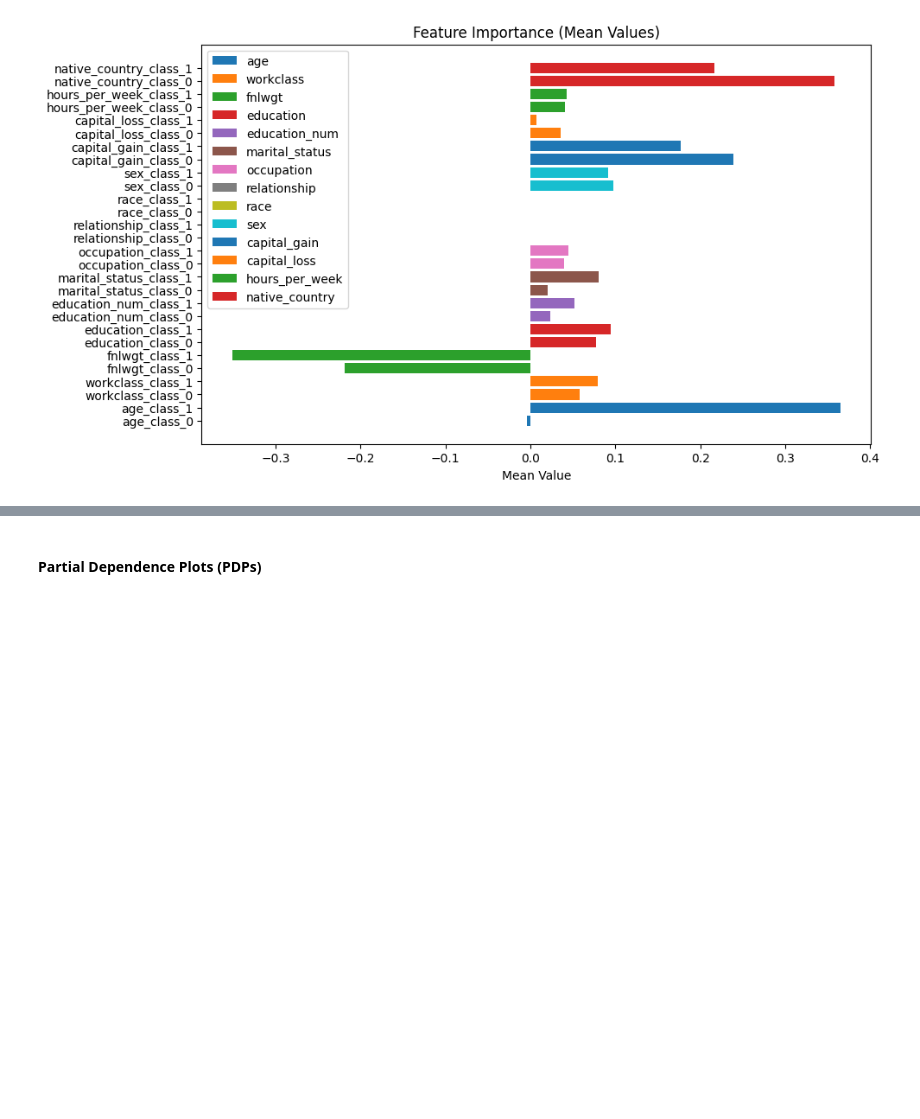
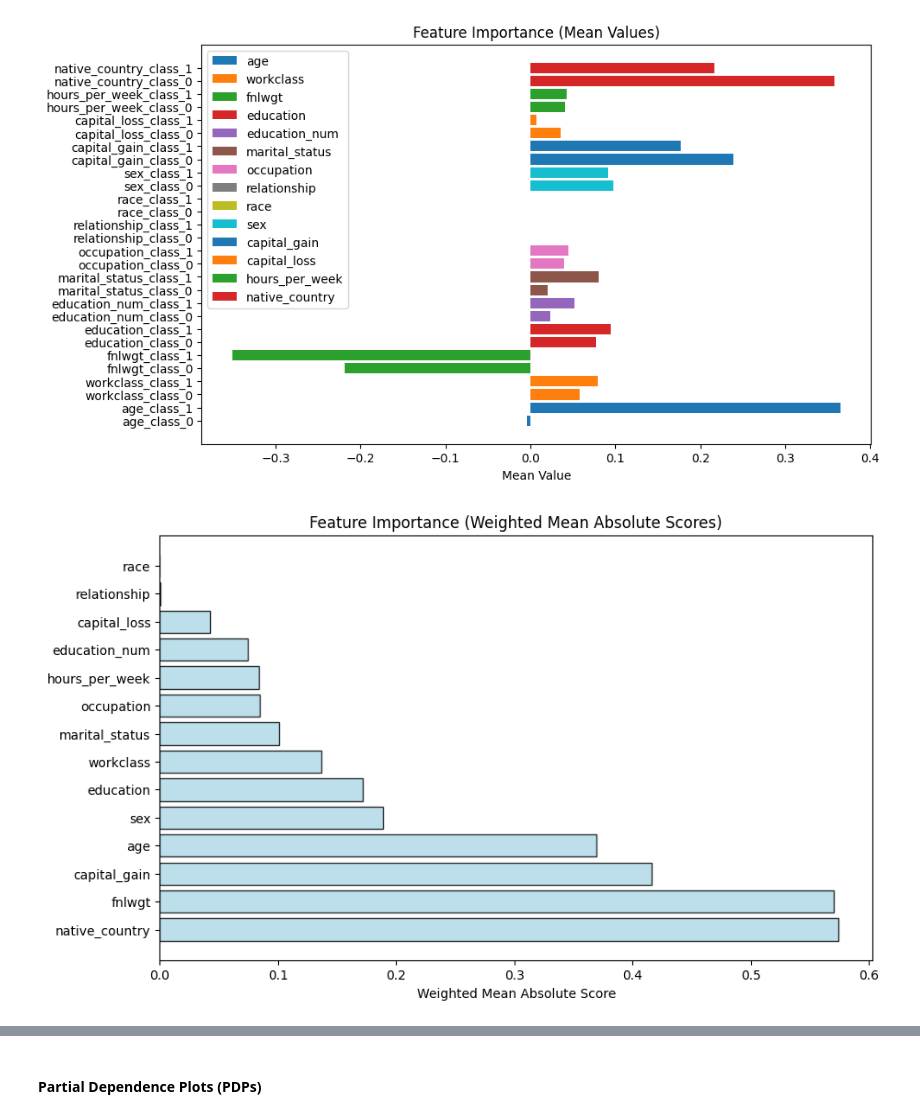
Before and after one commit to eva-f00/bayes_xml, a Jupyter notebook: Naive Bayes Classifier.ipynb, the cells around one changed output, grey strips where cells are left out. Cells and saved outputs as stored; diff of their text form; code cells hidden in the pictures; blank space fills up the shorter version.

Commit message:
weighted feature importance

```diff
--- a/Naive Bayes Classifier.ipynb
+++ b/Naive Bayes Classifier.ipynb
@@ -867,6 +867,45 @@ plt.legend()
 plt.show()
 # %% [output]
 [figure]
+# %%
+# Get mean for each feature and class
+means = gnb.theta_
+
+# Get feature names
+feature_names = X.columns
+
+# Create a directed graph using networkx
+G = nx.DiGraph()
+
+# Dictionary to store the weighted mean absolute score for each feature
+weighted_mean_absolute_scores = {}
+
+# Add edges based on conditional dependencies and calculate weighted mean absolute score for each feature
+for i, feature in enumerate(feature_names):
+    weighted_mean_absolute_score = 0.0
+    for j, class_label in enumerate(['0', '1']):
+        mean_label = f'Mean_{class_label}'
+        G.add_node(mean_label)
+        weight = means[j, i]  # Use the mean as the weight
+        weighted_mean_absolute_score += np.abs(weight)  # Accumulate absolute weights
+        G.add_edge(mean_label, feature, label=f'Mean: {means[j, i]:.4f}')
+
+    # Store the weighted mean absolute score for the current feature
+    weighted_mean_absolute_scores[feature] = weighted_mean_absolute_score
+
+# Display the weighted mean absolute score for each feature in a horizontal bar diagram
+sorted_scores = sorted(weighted_mean_absolute_scores.items(), key=lambda x: x[1], reverse=True)
+features, scores = zip(*sorted_scores)
+
+plt.figure(figsize=(10, 6))
+plt.barh(features, scores, color='lightblue', edgecolor='black', alpha=0.8)
+plt.xlabel('Weighted Mean Absolute Score')
+plt.title('Feature Importance (Weighted Mean Absolute Scores)')
+plt.show()
+
+# Comparison Bayes-EBM:
+# %% [output]
+[figure, added]
 # %%
 # Get mean for each feature and class
 means = gnb.theta_
```
Also changed, not shown: parts of 1 cell of this notebook.
